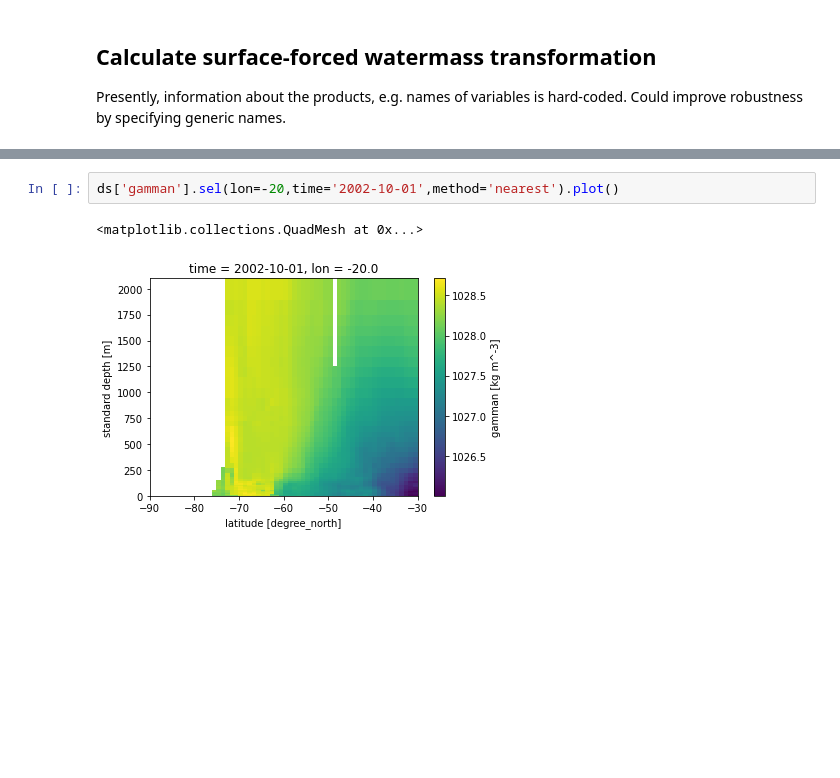
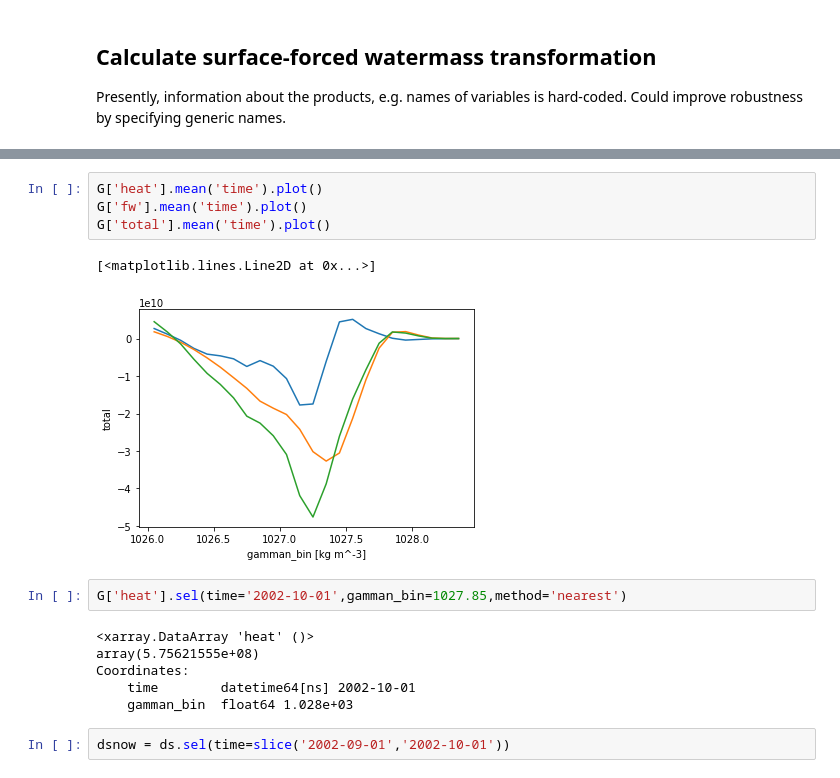
Before and after one commit to gmacgilchrist/so_decadal_variability, a Jupyter notebook: notebooks/calc_wmt-surfacefluxes_reanalyses.ipynb, the cells around one changed output, grey strips where cells are left out. Drawn from its saved outputs; the diff is of its cells as text; blank space fills up the shorter version.

```diff
--- a/notebooks/calc_wmt-surfacefluxes_reanalyses.ipynb
+++ b/notebooks/calc_wmt-surfacefluxes_reanalyses.ipynb
@@ -59,5 +59,17 @@ G['total'].mean('time').plot()
+# %%
+G['heat'].mean('time').plot()
+G['fw'].mean('time').plot()
+G['total'].mean('time').plot()
+# %% [output]
+[<matplotlib.lines.Line2D at 0x...>]
+[figure, added]
 # %%
-ds['gamman'].sel(lon=-20,time='2002-10-01',method='nearest').plot()
+G['heat'].sel(time='2002-10-01',gamman_bin=1027.85,method='nearest')
 # %% [output]
-<matplotlib.collections.QuadMesh at 0x...>
+<xarray.DataArray 'heat' ()>
+array(5.75621555e+08)
+Coordinates:
+    time        datetime64[ns] 2002-10-01
+    gamman_bin  float64 1.028e+03
-[figure, removed]
+# %%
+dsnow = ds.sel(time=slice('2002-09-01','2002-10-01'))
```
Also changed, not shown: parts of 9 cells of this notebook, 2 other files.
